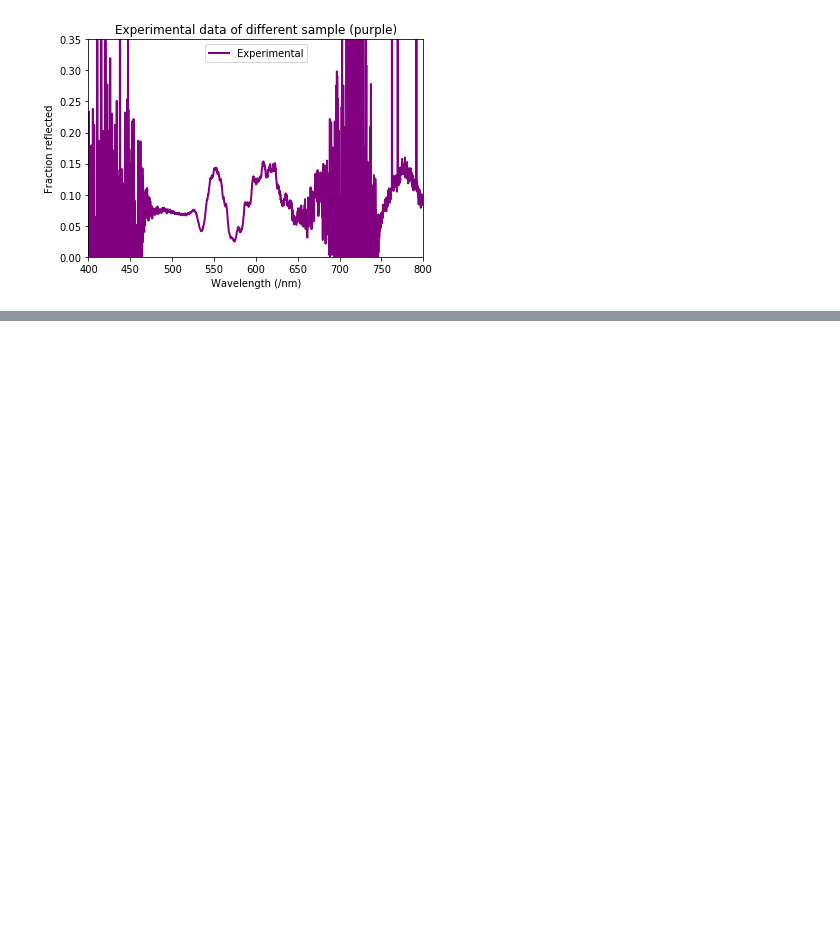
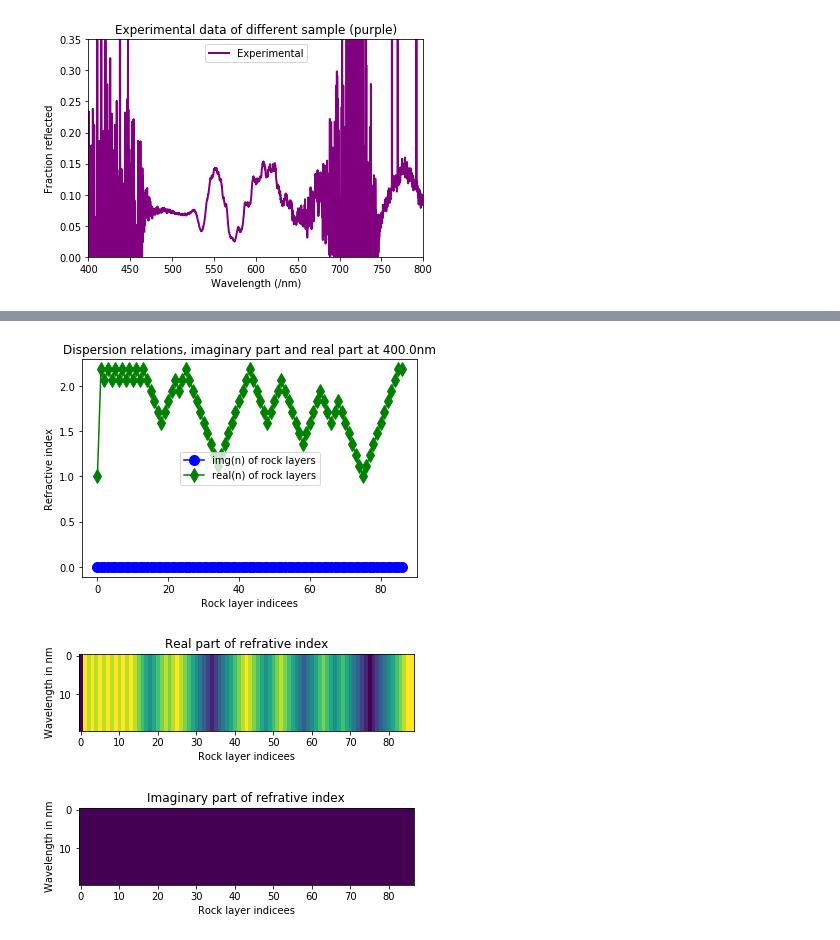
Before and after one commit to MakerTobey/Optics-Simulation-Transfer-Matrix-Approach, a Jupyter notebook: RockSimulation3.ipynb, the cells around one changed output, grey strips where cells are left out. Saved outputs shown, nothing was run; the diff lists cells and outputs as text; code cells hidden in the pictures; blank space fills up the shorter version.

```diff
--- a/RockSimulation3.ipynb
+++ b/RockSimulation3.ipynb
@@ -235 +225,16 @@ n_list = generateNlist(gray_list,lamb)
+# %%
+#Make refractive index array out of gray level array
+grayList = PGrayAll[1,:]
+
+#define wavelength and angular intervals
+lamb= np.linspace(400,800,num=100) #num=100) #40
+angles= np.linspace(-17,17,35) #19
+
+#call refractive index generation function
+SaveName = 'n_matrix_0' # CHOOSE NAME TO SAVE
+n_list = generateNlist(SaveName,grayList,lamb)
+# %% [output]
+[figure, added]
+[figure, added]
+[figure, added]
 # %%
```
Also changed, not shown: parts of 13 cells of this notebook, 2 other files.
